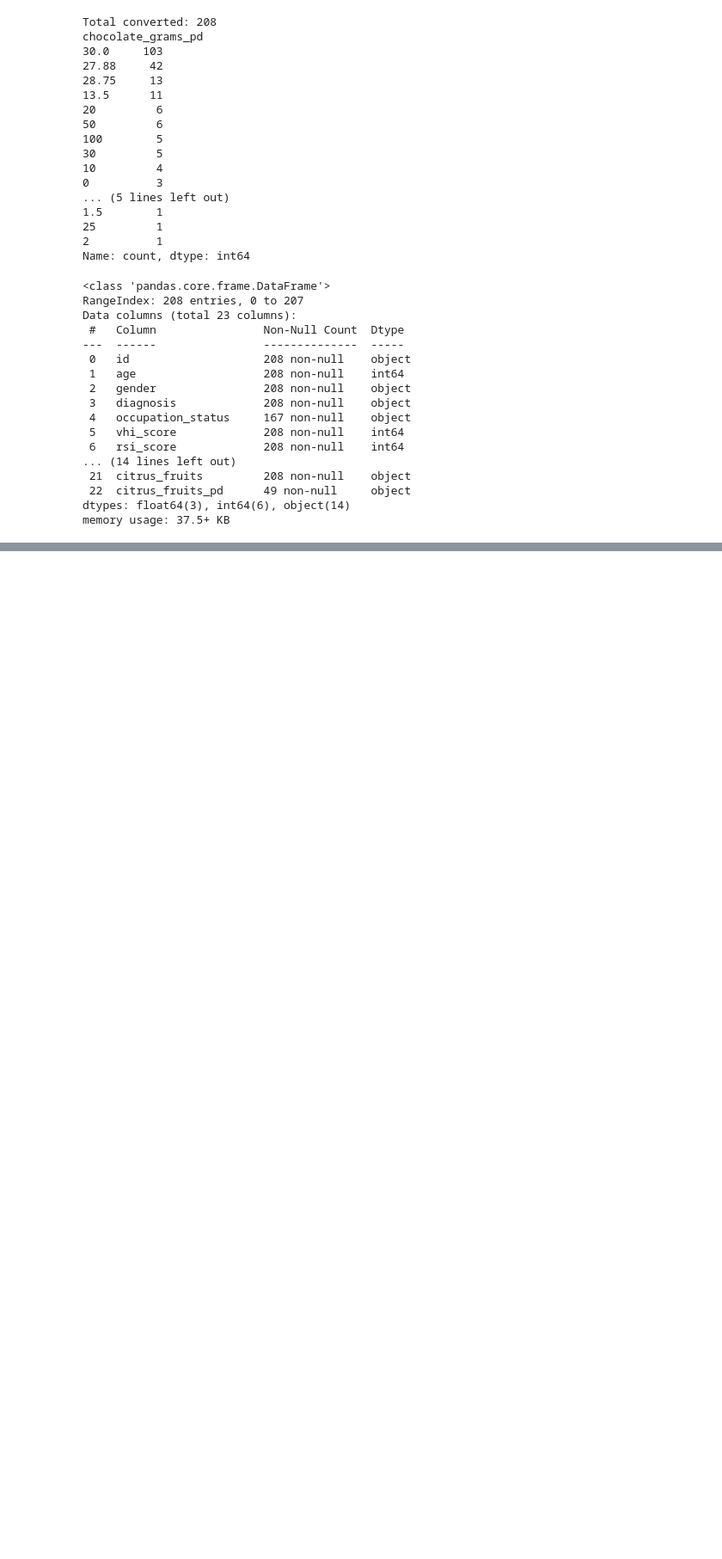
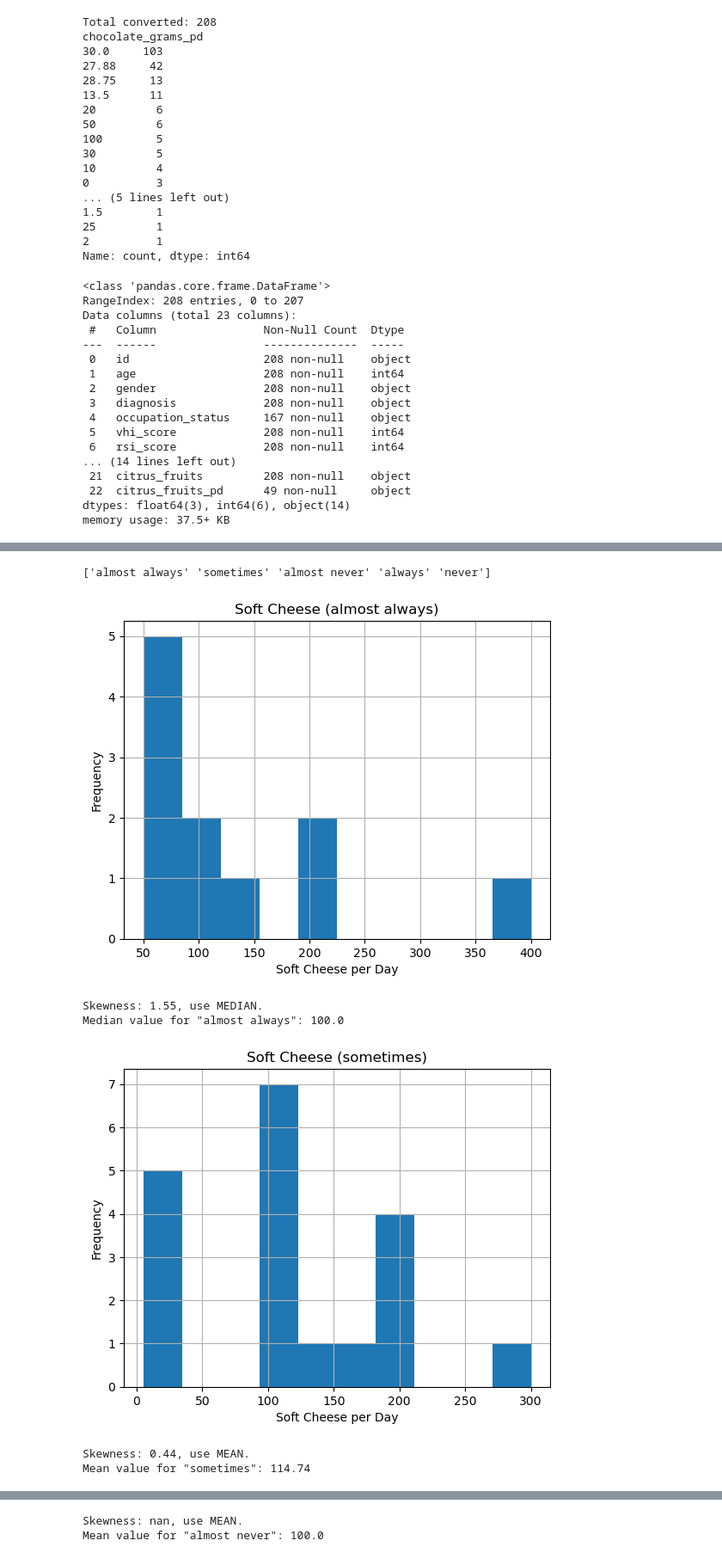
Before and after one commit to alyssahondrade/ml-perspectives-on-voice-disorder-diagnosis, a Jupyter notebook: 02_data_cleaning_V2.ipynb, the cells around one changed output, grey strips where cells are left out. Shown at 86% size. Cells and saved outputs as stored; diff of their text form; code cells hidden in the pictures; blank space fills up the shorter version.

Commit message:
fixed soft_cheese_pd column

```diff
--- a/02_data_cleaning_V2.ipynb
+++ b/02_data_cleaning_V2.ipynb
@@ -632,21 +632,31 @@ def clean_pd(value):
 
             return per_day
 
+        # Check if '/ month' is in the value
+        elif '/ month' in value:
+
+            # Convert to a list delimited by a space
+            space_list = value.split(" ")
+
+            # Get the per day value
+            per_day = int(space_list[0])/30
+
+            return per_day
+
         # Check if 'g' is in the value:
         elif 'g' in value:
 
-            # Variation #1: gr
-            if ' gr' in value:
-                # Remove the ' gr' string
-                converted = value.replace(" gr", "").strip()
+            # Find the index of 'g'
+            g_index = value.find('g')
 
-            # Variation #2: g
-            else:
-                converted = value.replace("g", "").strip()
+            # Strip the remainder and whitespace
+            converted = value[:g_index].strip()
 
             # Check for a dash
             if '-' in converted:
                 result = split_values(converted, "-")
+            elif '/' in converted:
+                result = split_values(converted, "/")
             else:
                 result = converted
 
@@ -1291,0 +1326,6 @@ memory usage: 37.5+ KB
+# %%
+# Apply the clean_pd function to the column
+clean_cat_df['soft_cheese_pd'] = clean_cat_df['soft_cheese_pd'].apply(clean_pd)
+
+# Check the value counts
+clean_cat_df['soft_cheese_pd'].value_counts(dropna=False)
@@ -1291,0 +1359,11 @@ memory usage: 37.5+ KB
+# %%
+# Use the imputation() function
+imputation(clean_cat_df, 'soft_cheese', 'soft_cheese_pd')
+# %% [output]
+['almost always' 'sometimes' 'almost never' 'always' 'never']
+[figure, added]
+Skewness: 1.55, use MEDIAN.
+Median value for "almost always": 100.0
+[figure, added]
+Skewness: 0.44, use MEAN.
+Mean value for "sometimes": 114.74
@@ -1291,0 +1371,2 @@ memory usage: 37.5+ KB
+Skewness: nan, use MEAN.
+Mean value for "almost never": 100.0
```
Also changed, not shown: parts of 8 cells of this notebook.
